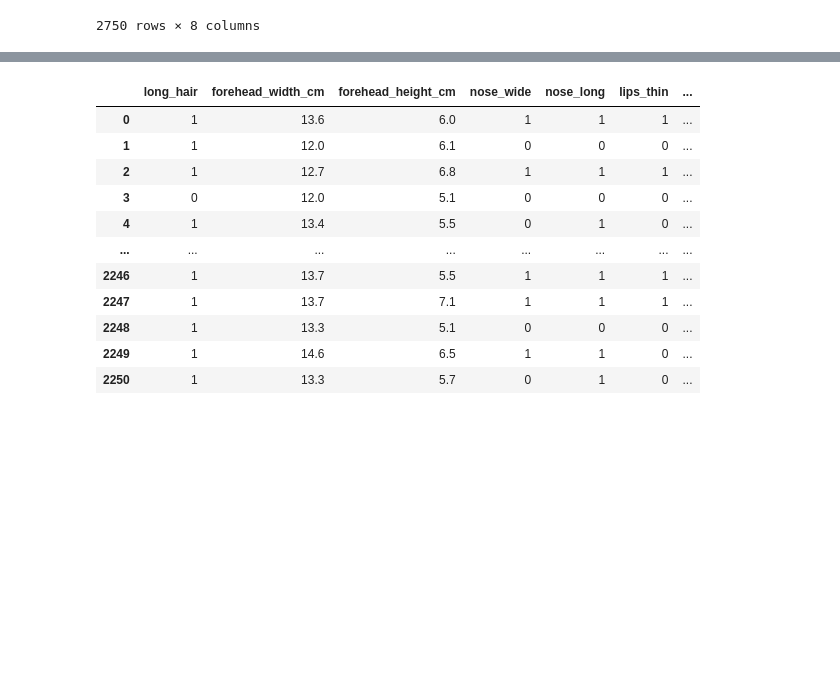
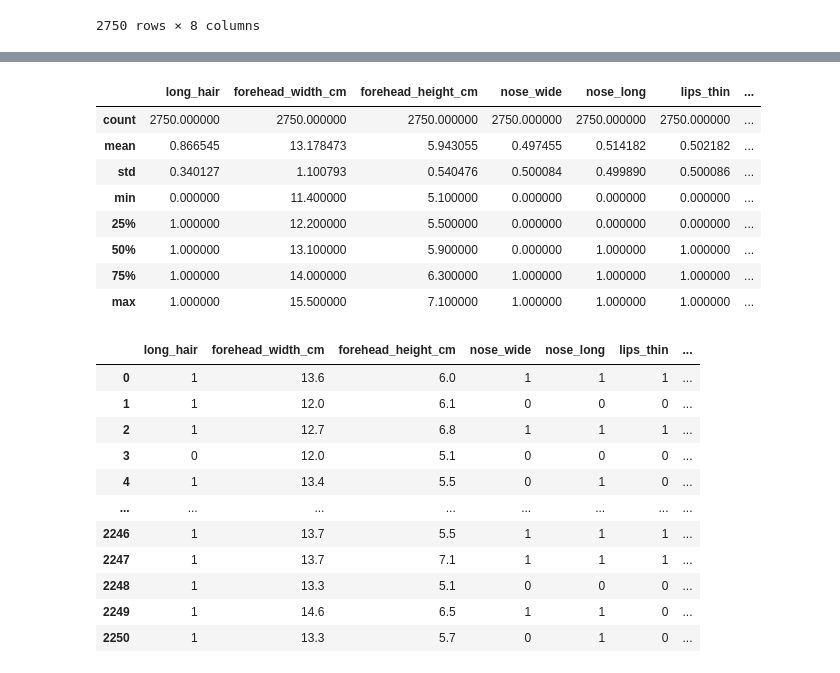
Before and after one commit to PhuongThanh1402/Python_Projects, a Jupyter notebook: GenderClassification.ipynb, the cells around one changed output, grey strips where cells are left out. Saved outputs shown, nothing was run; the diff lists cells and outputs as text; code cells hidden in the pictures; blank space fills up the shorter version.

```diff
--- a/GenderClassification.ipynb
+++ b/GenderClassification.ipynb
@@ -24,3 +42,15 @@ df_train
+# %%
+df_train.describe()
+# %% [output]
+|  | long_hair | forehead_width_cm | forehead_height_cm | nose_wide | nose_long | lips_thin | ... |
+| count | 2750.000000 | 2750.000000 | 2750.000000 | 2750.000000 | 2750.000000 | 2750.000000 | ... |
+| mean | 0.866545 | 13.178473 | 5.943055 | 0.497455 | 0.514182 | 0.502182 | ... |
+| std | 0.340127 | 1.100793 | 0.540476 | 0.500084 | 0.499890 | 0.500086 | ... |
+| min | 0.000000 | 11.400000 | 5.100000 | 0.000000 | 0.000000 | 0.000000 | ... |
+| 25% | 1.000000 | 12.200000 | 5.500000 | 0.000000 | 0.000000 | 0.000000 | ... |
+| 50% | 1.000000 | 13.100000 | 5.900000 | 0.000000 | 1.000000 | 1.000000 | ... |
+| 75% | 1.000000 | 14.000000 | 6.300000 | 1.000000 | 1.000000 | 1.000000 | ... |
+| max | 1.000000 | 15.500000 | 7.100000 | 1.000000 | 1.000000 | 1.000000 | ... |
 # %%
 df_test= pd.read_csv("C:\\Users\\PHUONG THANH\\Desktop\\MY DOCUMENTS\\Python2\\Project Python2\\gender_classification25403\\test.csv")
 df_test
```
Also changed, not shown: parts of 37 cells of this notebook.
